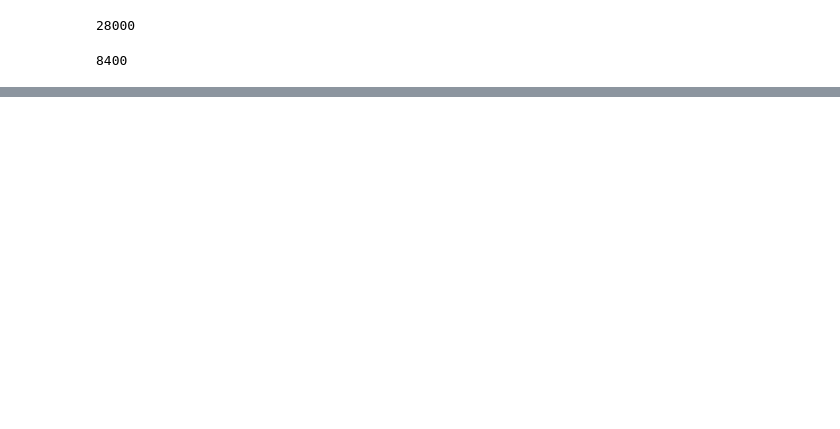
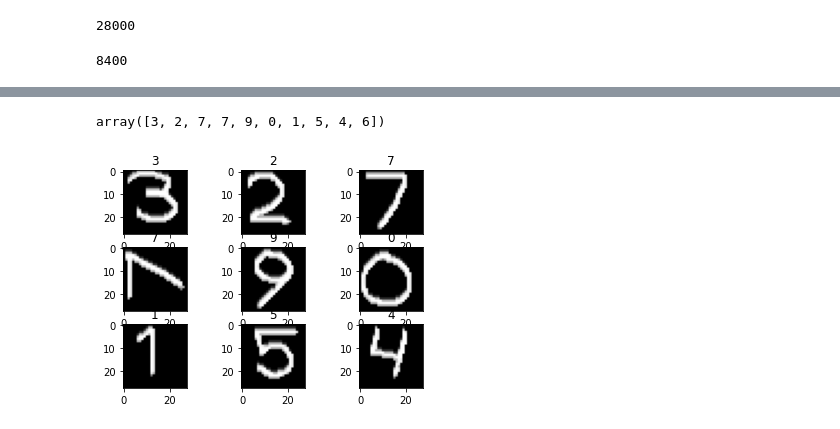
Before and after one commit to Bato007/HDT3_DS, a Jupyter notebook: recognizer.ipynb, the cells around one changed output, grey strips where cells are left out. Drawn from its saved outputs; the diff is of its cells as text; code cells hidden in the pictures; blank space fills up the shorter version.

```diff
--- a/recognizer.ipynb
+++ b/recognizer.ipynb
@@ -376,0 +430,19 @@ accuracy
+# %%
+pixels = []
+for image in images:
+  # Adds the answer
+  image_pixels = []
+
+  # Iterates the image
+  for i in range (0, 28):
+    for j in range(0, 28):
+      # pixel = 1 if image.getpixel((i, j))[0] > 15 else 0
+      pixel = image.getpixel((j, i))[0]
+      image_pixels.append(pixel)
+
+  # Adds image pixels
+  pixels.append(image_pixels)
+columns = ['pixel' + str(x) for x in range(784)]
+# %%
+test_io = pd.DataFrame(data=pixels, columns=columns)
+test_io
@@ -376,0 +461,15 @@ accuracy
+# %%
+y_val_oi = np.array([3, 2, 7, 7, 9, 0, 1, 5, 4, 6])
+y_val_oi
+# %% [output]
+array([3, 2, 7, 7, 9, 0, 1, 5, 4, 6])
+# %%
+x_val_oi = (test_io.values).astype('float32')
+x_val_oi = x_val_oi.reshape(x_val_oi.shape[0], 28, 28,1)
+# %%
+for i in range(0, 9):
+  plt.subplot(330 + (i+1))
+  plt.imshow(x_val_oi[i], cmap=plt.get_cmap('gray'))
+  plt.title(y_val_oi[i])
+# %% [output]
+[figure, added]
```
Also changed, not shown: parts of 27 cells of this notebook, 10 other files.
